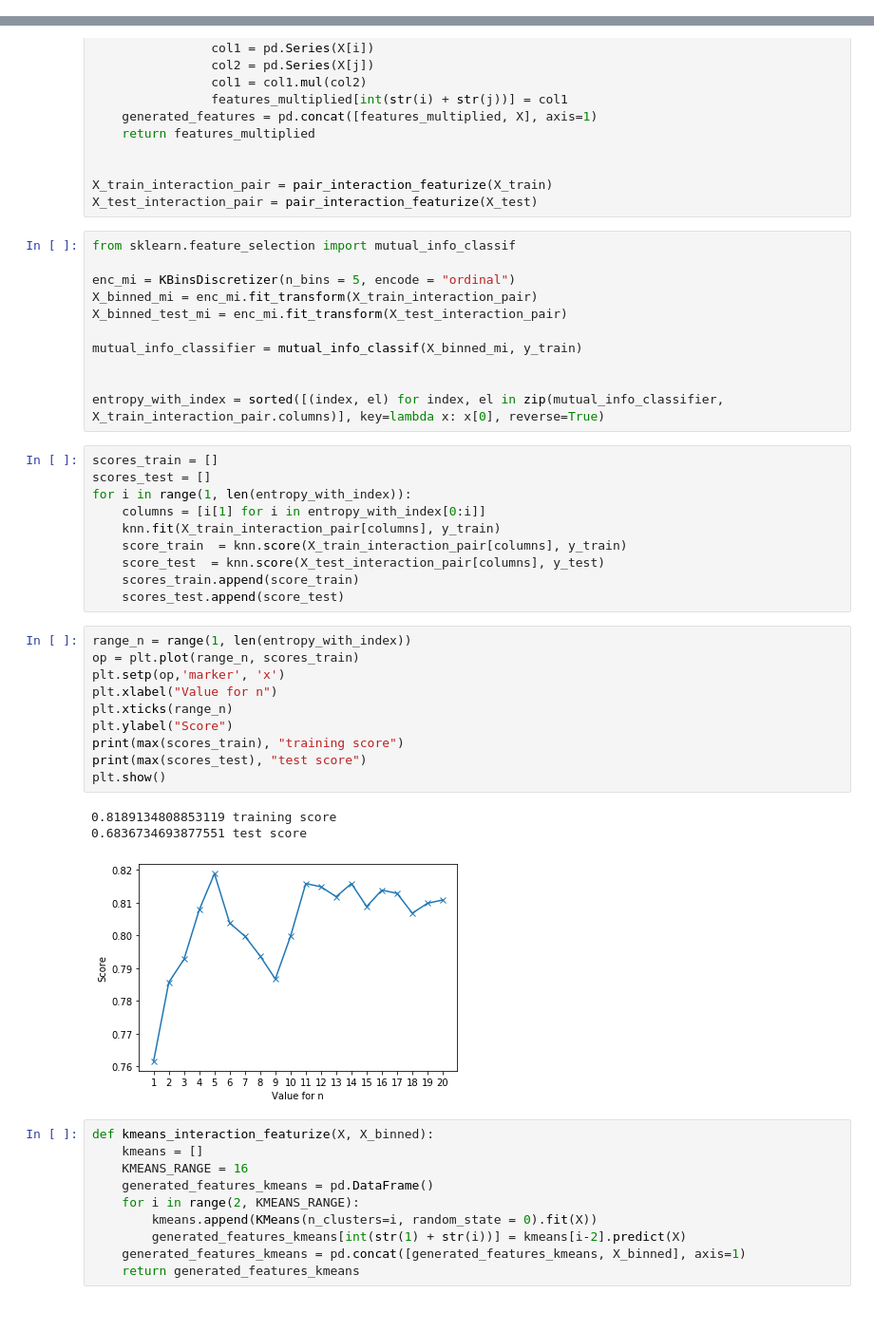
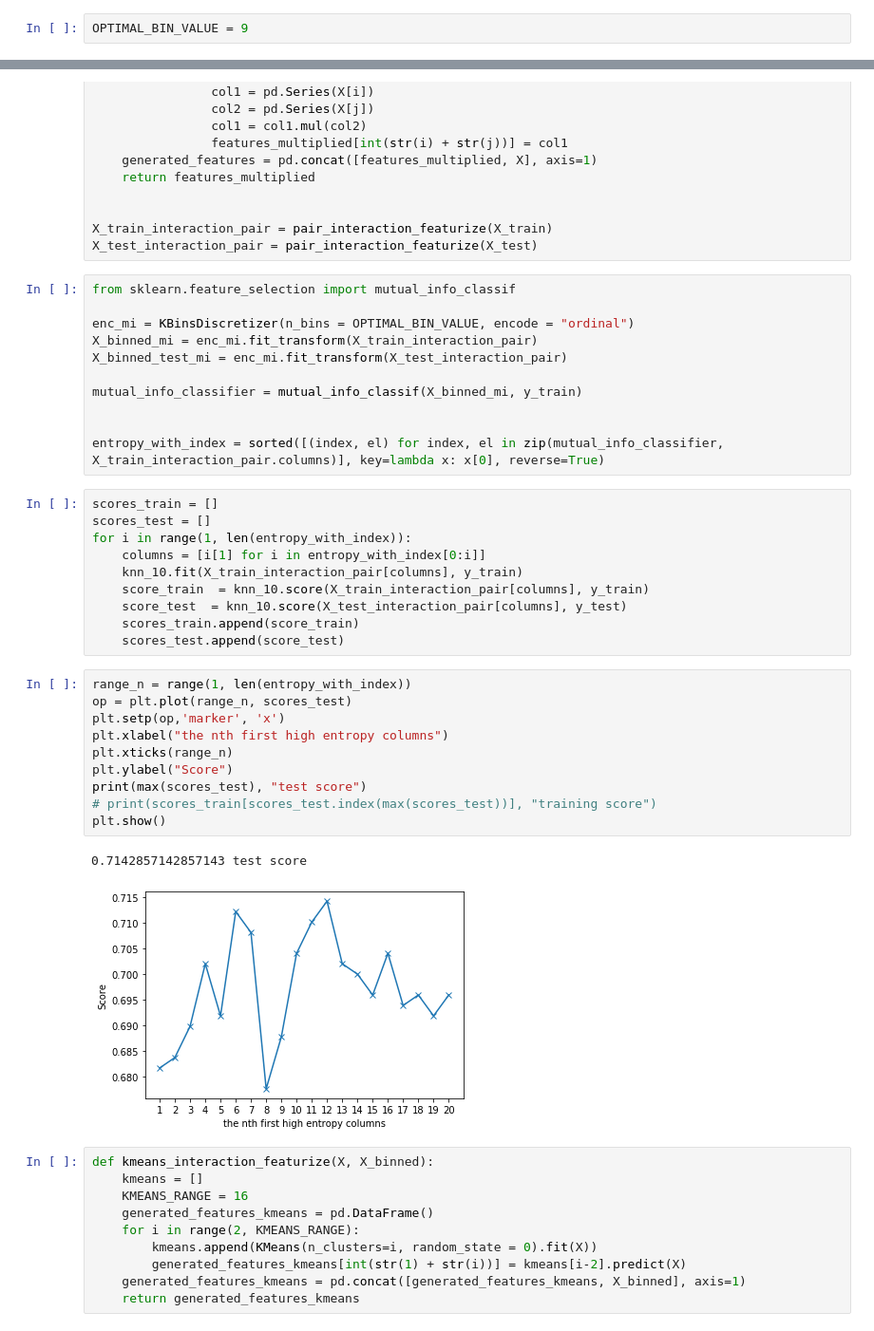
Before and after one commit to anhphamduy/eldp2, a Jupyter notebook: elp2.ipynb, the cells around one changed output, grey strips where cells are left out. Shown: that part at 95% size. Saved outputs shown, nothing was run; the diff lists cells and outputs as text.

Commit message:
including the optimal bin value

```diff
--- a/elp2.ipynb
+++ b/elp2.ipynb
@@ -6,4 +6,6 @@ import numpy as np
 from sklearn import preprocessing
 import matplotlib.pyplot as plt
 import seaborn
+# %%
+OPTIMAL_BIN_VALUE = 9
 # %%
@@ -201,7 +229,7 @@ X_test_interaction_pair = pair_interaction_featurize(X_test)
 # %%
 from sklearn.feature_selection import mutual_info_classif
 
-enc_mi = KBinsDiscretizer(n_bins = 5, encode = "ordinal")
+enc_mi = KBinsDiscretizer(n_bins = OPTIMAL_BIN_VALUE, encode = "ordinal")
 X_binned_mi = enc_mi.fit_transform(X_train_interaction_pair)
 X_binned_test_mi = enc_mi.fit_transform(X_test_interaction_pair)
 
@@ -214,25 +242,24 @@ scores_train = []
 scores_test = []
 for i in range(1, len(entropy_with_index)):
     columns = [i[1] for i in entropy_with_index[0:i]]
-    knn.fit(X_train_interaction_pair[columns], y_train)
-    score_train  = knn.score(X_train_interaction_pair[columns], y_train)
-    score_test  = knn.score(X_test_interaction_pair[columns], y_test)
+    knn_10.fit(X_train_interaction_pair[columns], y_train)
+    score_train  = knn_10.score(X_train_interaction_pair[columns], y_train)
+    score_test  = knn_10.score(X_test_interaction_pair[columns], y_test)
     scores_train.append(score_train)
     scores_test.append(score_test)
 # %%
 range_n = range(1, len(entropy_with_index))
-op = plt.plot(range_n, scores_train)
+op = plt.plot(range_n, scores_test)
 plt.setp(op,'marker', 'x')
-plt.xlabel("Value for n")
+plt.xlabel("the nth first high entropy columns")
 plt.xticks(range_n)
 plt.ylabel("Score")
-print(max(scores_train), "training score")
 print(max(scores_test), "test score")
+# print(scores_train[scores_test.index(max(scores_test))], "training score")
 plt.show()
 # %% [output]
-0.8189134808853119 training score
-0.6836734693877551 test score
+0.7142857142857143 test score
-[figure, old version]
+[figure, new version]
 # %%
 def kmeans_interaction_featurize(X, X_binned):
     kmeans = []
```
Also changed, not shown: parts of 17 cells of this notebook.
